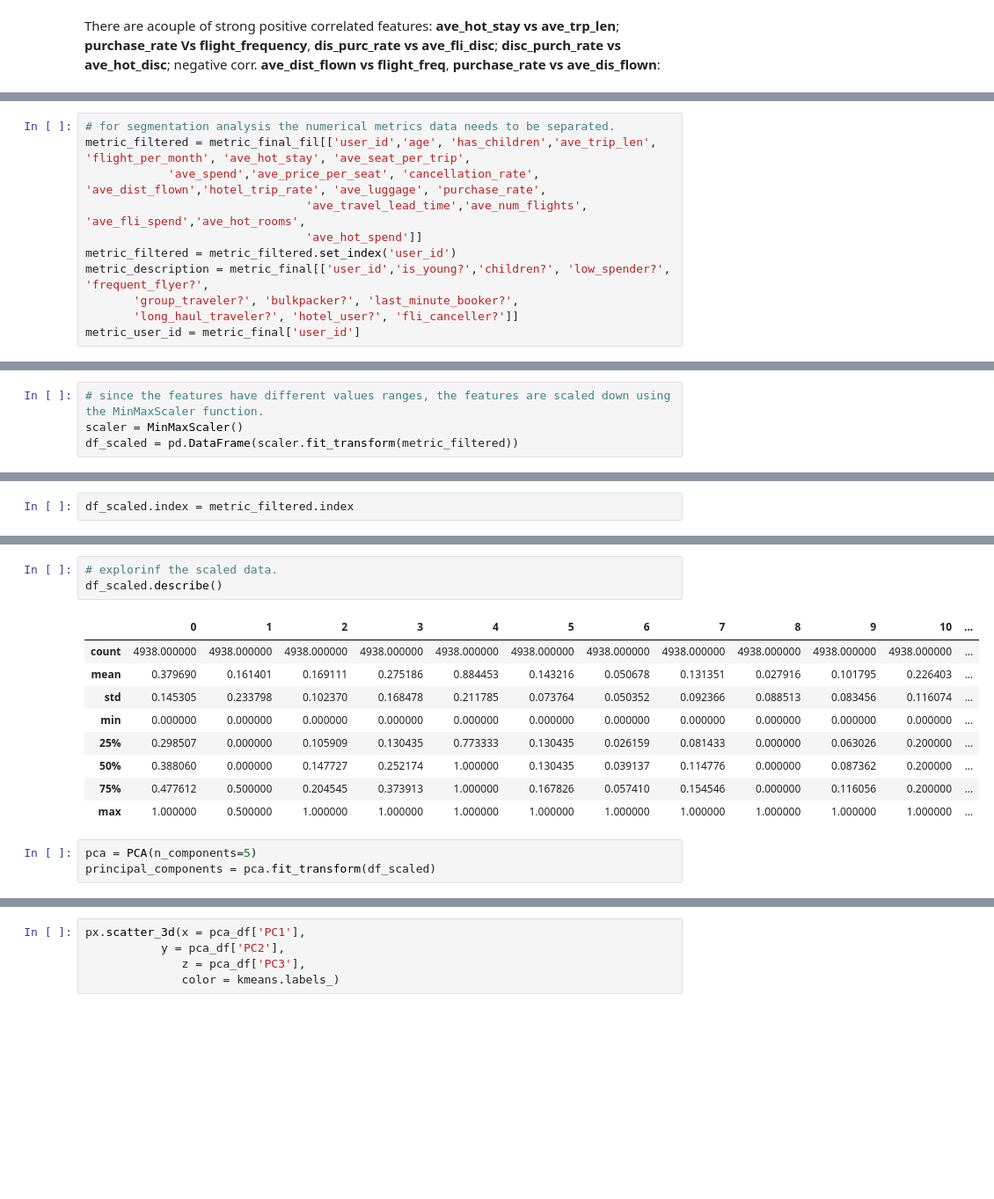
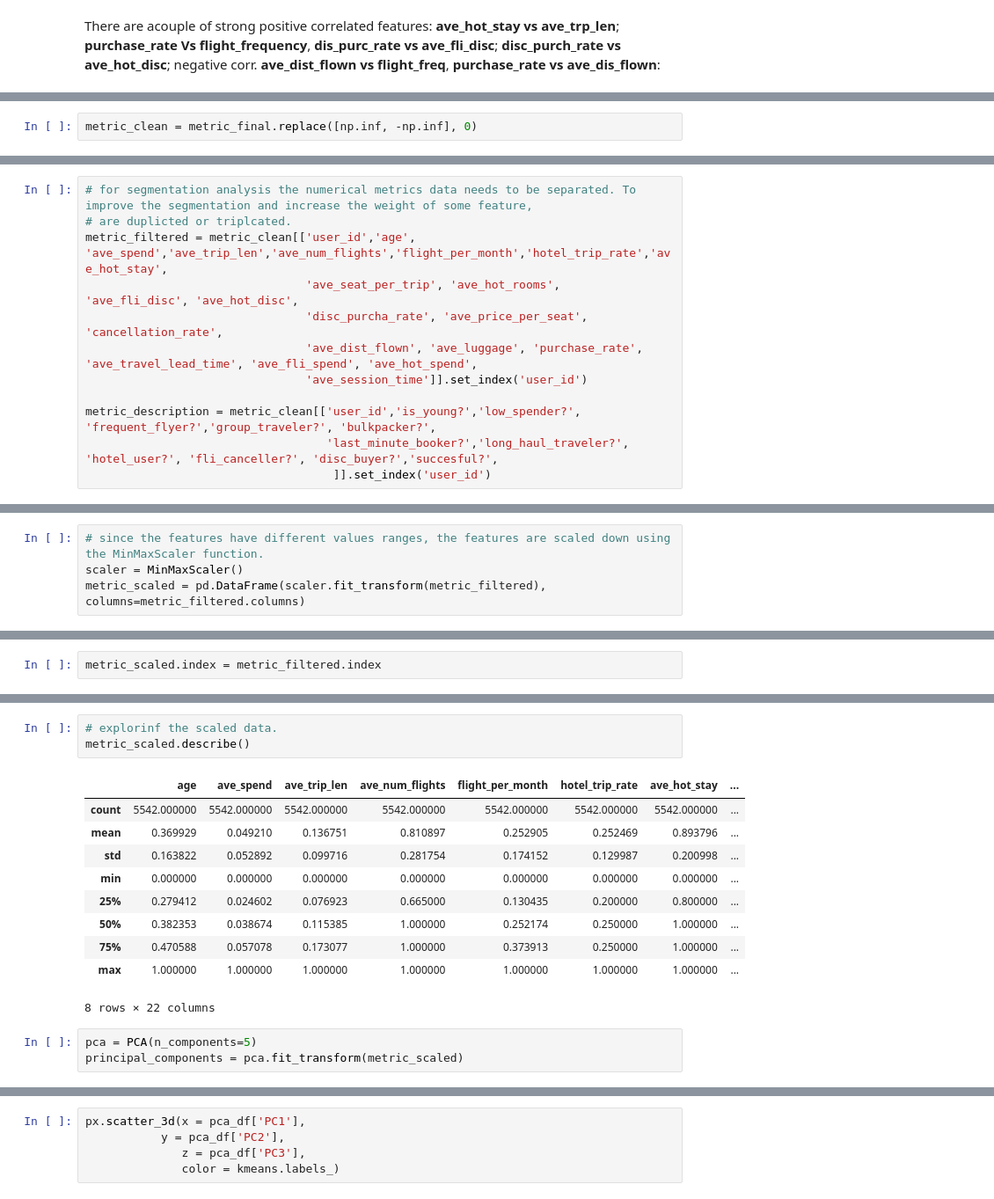
Before and after one commit to derewor/Travel-Tide-project, a Jupyter notebook: TravelTide_project_final.ipynb, the cells around one changed output, grey strips where cells are left out. Shown at 88% size. Drawn from its saved outputs; the diff is of its cells as text; blank space fills up the shorter version.

```diff
--- a/TravelTide_project_final.ipynb
+++ b/TravelTide_project_final.ipynb
@@ -528,3 +533,5 @@ selected_columns2 = [col for col in metric_final.columns if col in ['disc_purcha
+# %%
+metric_clean = metric_final.replace([np.inf, -np.inf], 0)
 # %%
 fig, axs = plt.subplots(3, 3, figsize=(8, 10))
 axs = axs.flatten()
@@ -551,12 +555,13 @@ metric_final_fil = metric_final[(metric_final['ave_spend_per_person'] < 10000) &
 # %%
-# for segmentation analysis the numerical metrics data needs to be separated.
-metric_filtered = metric_final_fil[['user_id','age', 'has_children','ave_trip_len', 'flight_per_month', 'ave_hot_stay', 'ave_seat_per_trip',
-            'ave_spend','ave_price_per_seat', 'cancellation_rate',  'ave_dist_flown','hotel_trip_rate', 'ave_luggage', 'purchase_rate',
-                                'ave_travel_lead_time','ave_num_flights', 'ave_fli_spend','ave_hot_rooms',
-                                'ave_hot_spend']]
-metric_filtered = metric_filtered.set_index('user_id')
-metric_description = metric_final[['user_id','is_young?','children?', 'low_spender?', 'frequent_flyer?',
-       'group_traveler?', 'bulkpacker?', 'last_minute_booker?',
-       'long_haul_traveler?', 'hotel_user?', 'fli_canceller?']]
-metric_user_id = metric_final['user_id']
+# for segmentation analysis the numerical metrics data needs to be separated. To improve the segmentation and increase the weight of some feature,
+# are duplicted or triplcated.
+metric_filtered = metric_clean[['user_id','age', 'ave_spend','ave_trip_len','ave_num_flights','flight_per_month','hotel_trip_rate','ave_hot_stay',
+                                'ave_seat_per_trip', 'ave_hot_rooms',  'ave_fli_disc', 'ave_hot_disc',
+                                'disc_purcha_rate', 'ave_price_per_seat',  'cancellation_rate',
+                                'ave_dist_flown', 'ave_luggage', 'purchase_rate', 'ave_travel_lead_time', 'ave_fli_spend', 'ave_hot_spend',
+                                'ave_session_time']].set_index('user_id')
+
+metric_description = metric_clean[['user_id','is_young?','low_spender?', 'frequent_flyer?','group_traveler?', 'bulkpacker?',
+                                   'last_minute_booker?','long_haul_traveler?', 'hotel_user?', 'fli_canceller?', 'disc_buyer?','succesful?',
+                                    ]].set_index('user_id')
 # %%
@@ -575,4 +570,4 @@ metric_filtered.head()
 # %%
 # since the features have different values ranges, the features are scaled down using the MinMaxScaler function.
 scaler = MinMaxScaler()
-df_scaled = pd.DataFrame(scaler.fit_transform(metric_filtered))
+metric_scaled = pd.DataFrame(scaler.fit_transform(metric_filtered), columns=metric_filtered.columns)
@@ -579,2 +581,2 @@ df_scaled = pd.DataFrame(scaler.fit_transform(metric_filtered))
 # %%
-df_scaled.index = metric_filtered.index
+metric_scaled.index = metric_filtered.index
@@ -602,16 +591,17 @@ df_scaled[1] = df_scaled[1].apply(assign_new_value)
 # %%
 # explorinf the scaled data.
-df_scaled.describe()
+metric_scaled.describe()
 # %% [output]
-|  | 0 | 1 | 2 | 3 | 4 | 5 | 6 | 7 | 8 | 9 | 10 | ... |
-| count | 4938.000000 | 4938.000000 | 4938.000000 | 4938.000000 | 4938.000000 | 4938.000000 | 4938.000000 | 4938.000000 | 4938.000000 | 4938.000000 | 4938.000000 | ... |
-| mean | 0.379690 | 0.161401 | 0.169111 | 0.275186 | 0.884453 | 0.143216 | 0.050678 | 0.131351 | 0.027916 | 0.101795 | 0.226403 | ... |
-| std | 0.145305 | 0.233798 | 0.102370 | 0.168478 | 0.211785 | 0.073764 | 0.050352 | 0.092366 | 0.088513 | 0.083456 | 0.116074 | ... |
-| min | 0.000000 | 0.000000 | 0.000000 | 0.000000 | 0.000000 | 0.000000 | 0.000000 | 0.000000 | 0.000000 | 0.000000 | 0.000000 | ... |
-| 25% | 0.298507 | 0.000000 | 0.105909 | 0.130435 | 0.773333 | 0.130435 | 0.026159 | 0.081433 | 0.000000 | 0.063026 | 0.200000 | ... |
-| 50% | 0.388060 | 0.000000 | 0.147727 | 0.252174 | 1.000000 | 0.130435 | 0.039137 | 0.114776 | 0.000000 | 0.087362 | 0.200000 | ... |
-| 75% | 0.477612 | 0.500000 | 0.204545 | 0.373913 | 1.000000 | 0.167826 | 0.057410 | 0.154546 | 0.000000 | 0.116056 | 0.200000 | ... |
-| max | 1.000000 | 0.500000 | 1.000000 | 1.000000 | 1.000000 | 1.000000 | 1.000000 | 1.000000 | 1.000000 | 1.000000 | 1.000000 | ... |
+|  | age | ave_spend | ave_trip_len | ave_num_flights | flight_per_month | hotel_trip_rate | ave_hot_stay | ... |
+| count | 5542.000000 | 5542.000000 | 5542.000000 | 5542.000000 | 5542.000000 | 5542.000000 | 5542.000000 | ... |
+| mean | 0.369929 | 0.049210 | 0.136751 | 0.810897 | 0.252905 | 0.252469 | 0.893796 | ... |
+| std | 0.163822 | 0.052892 | 0.099716 | 0.281754 | 0.174152 | 0.129987 | 0.200998 | ... |
+| min | 0.000000 | 0.000000 | 0.000000 | 0.000000 | 0.000000 | 0.000000 | 0.000000 | ... |
+| 25% | 0.279412 | 0.024602 | 0.076923 | 0.665000 | 0.130435 | 0.200000 | 0.800000 | ... |
+| 50% | 0.382353 | 0.038674 | 0.115385 | 1.000000 | 0.252174 | 0.250000 | 1.000000 | ... |
+| 75% | 0.470588 | 0.057078 | 0.173077 | 1.000000 | 0.373913 | 0.250000 | 1.000000 | ... |
+| max | 1.000000 | 1.000000 | 1.000000 | 1.000000 | 1.000000 | 1.000000 | 1.000000 | ... |
+8 rows × 22 columns
 # %%
 pca = PCA(n_components=5)
-principal_components = pca.fit_transform(df_scaled)
+principal_components = pca.fit_transform(metric_scaled)
```
Also changed, not shown: parts of 70 cells of this notebook.
